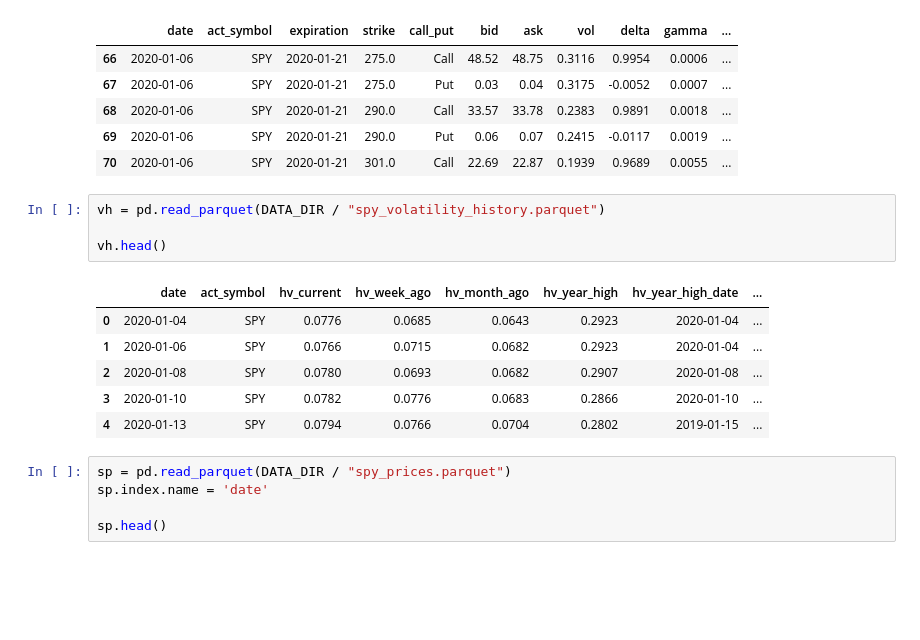
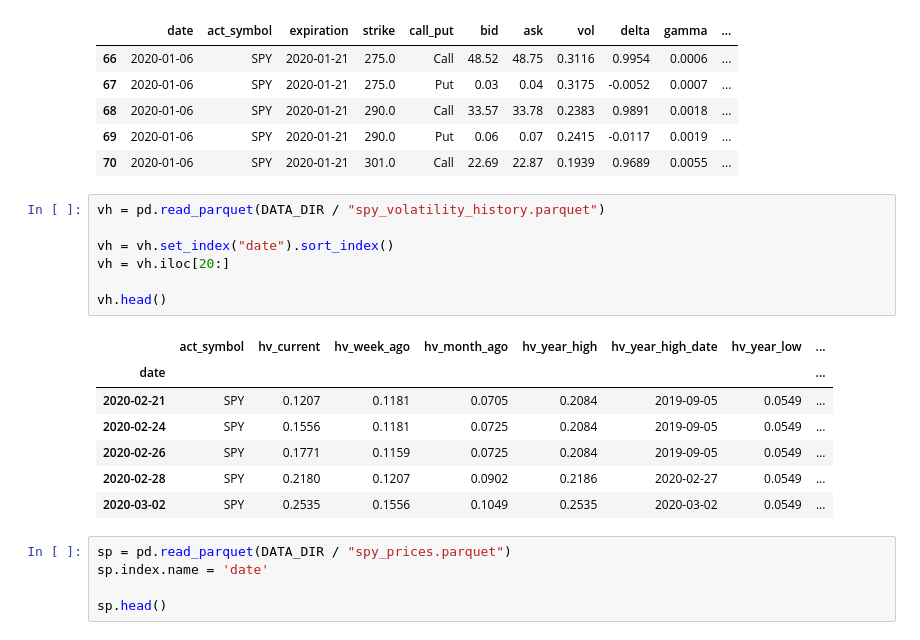
Before and after one commit to ElanPodo/volatility_surface_signals, a Jupyter notebook: notebooks/01_data_exploration.ipynb, the cells around one changed output. Drawn from its saved outputs; the diff is of its cells as text; blank space fills up the shorter version.

```diff
--- a/notebooks/01_data_exploration.ipynb
+++ b/notebooks/01_data_exploration.ipynb
@@ -34,14 +34,18 @@ oc.head()
 # %%
 vh = pd.read_parquet(DATA_DIR / "spy_volatility_history.parquet")
 
+vh = vh.set_index("date").sort_index()
+vh = vh.iloc[20:]
+
 vh.head()
 # %% [output]
-|  | date | act_symbol | hv_current | hv_week_ago | hv_month_ago | hv_year_high | hv_year_high_date | ... |
-| 0 | 2020-01-04 | SPY | 0.0776 | 0.0685 | 0.0643 | 0.2923 | 2020-01-04 | ... |
-| 1 | 2020-01-06 | SPY | 0.0766 | 0.0715 | 0.0682 | 0.2923 | 2020-01-04 | ... |
-| 2 | 2020-01-08 | SPY | 0.0780 | 0.0693 | 0.0682 | 0.2907 | 2020-01-08 | ... |
-| 3 | 2020-01-10 | SPY | 0.0782 | 0.0776 | 0.0683 | 0.2866 | 2020-01-10 | ... |
-| 4 | 2020-01-13 | SPY | 0.0794 | 0.0766 | 0.0704 | 0.2802 | 2019-01-15 | ... |
+|  | act_symbol | hv_current | hv_week_ago | hv_month_ago | hv_year_high | hv_year_high_date | hv_year_low | ... |
+| date |  |  |  |  |  |  |  | ... |
+| 2020-02-21 | SPY | 0.1207 | 0.1181 | 0.0705 | 0.2084 | 2019-09-05 | 0.0549 | ... |
+| 2020-02-24 | SPY | 0.1556 | 0.1181 | 0.0725 | 0.2084 | 2019-09-05 | 0.0549 | ... |
+| 2020-02-26 | SPY | 0.1771 | 0.1159 | 0.0725 | 0.2084 | 2019-09-05 | 0.0549 | ... |
+| 2020-02-28 | SPY | 0.2180 | 0.1207 | 0.0902 | 0.2186 | 2020-02-27 | 0.0549 | ... |
+| 2020-03-02 | SPY | 0.2535 | 0.1556 | 0.1049 | 0.2535 | 2020-03-02 | 0.0549 | ... |
 # %%
 sp = pd.read_parquet(DATA_DIR / "spy_prices.parquet")
 sp.index.name = 'date'
```
Also changed, not shown: parts of 1 cell of this notebook, 9 other files.
